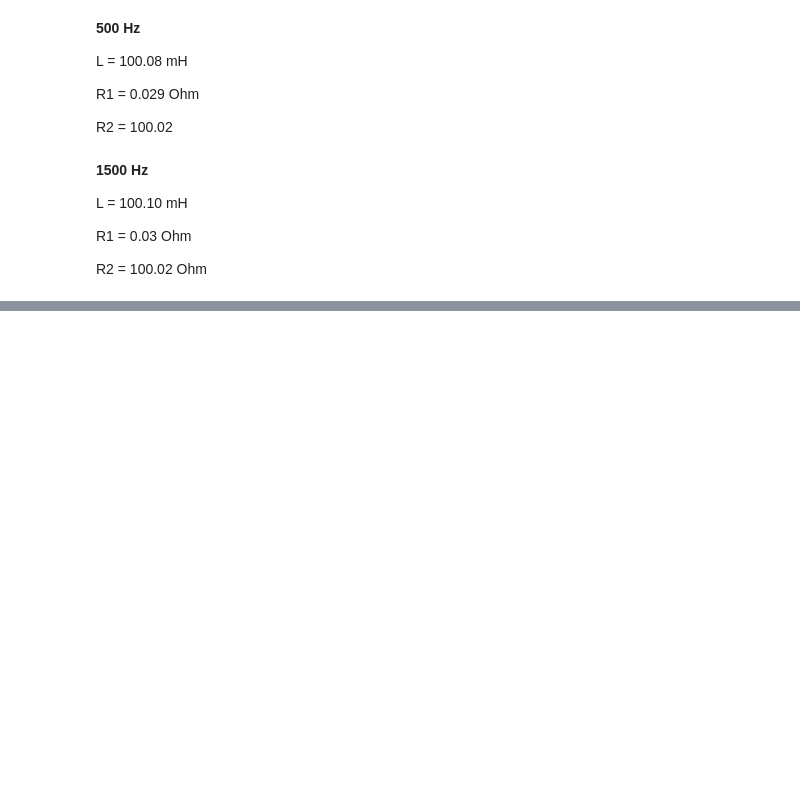
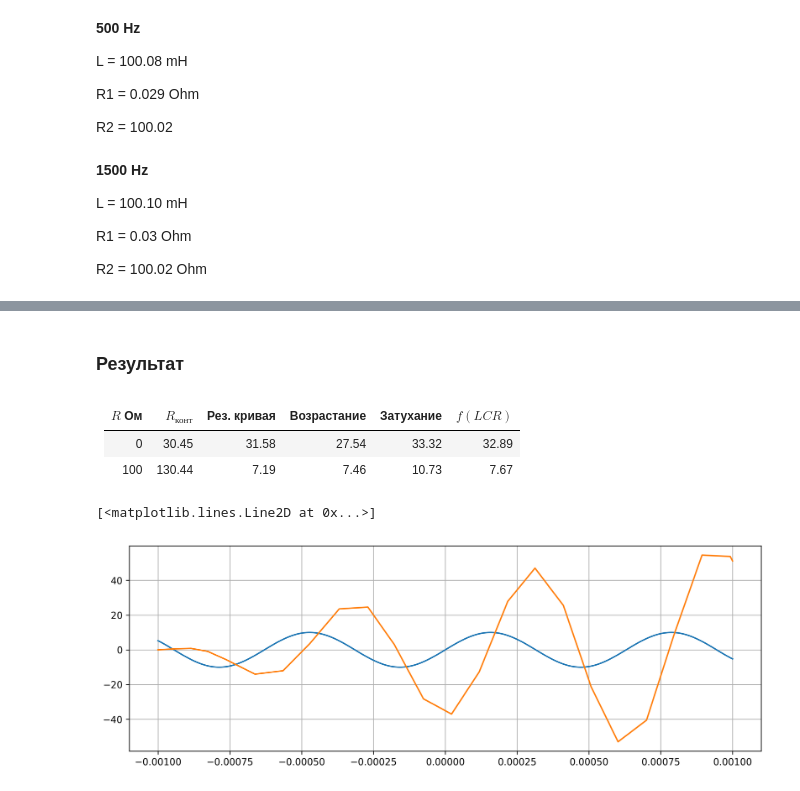
Before and after one commit to gleblug/experiment-automation, a Jupyter notebook: 3.2.5-oscillating-circuit/processing.ipynb, the cells around one changed output, grey strips where cells are left out. Drawn from its saved outputs; the diff is of its cells as text; code cells hidden in the pictures; blank space fills up the shorter version.

```diff
--- a/3.2.5-oscillating-circuit/processing.ipynb
+++ b/3.2.5-oscillating-circuit/processing.ipynb
@@ -131,0 +234,40 @@ R2 = 100.02 Ohm
+# %% [markdown]
+### Результат
+# %% [markdown]
+| $R$ Ом | $R_\text{конт}$ | Рез. кривая | Возрастание | Затухание | $f(LCR)$ |
+|--------|-----------------|-------------|-------------|-----------|----------|
+| 0      | 30.45           | 31.58       | 27.54       | 33.32     | 32.89    |
+| 100    | 130.44          | 7.19        | 7.46        | 10.73     | 7.67     |
+# %%
+from scipy.integrate import solve_ivp
+
+pi = np.pi
+sqrt = np.sqrt
+cos = np.cos
+sin = np.sin
+# %%
+eps_0 = 10
+R = 100
+L = 100e-3
+C = 0.1e-6
+omega = 2 * pi * 1588
+omega_0 = 1 / sqrt(L * C)
+phi_0 = -pi/2
+gamma = R/(2 * L)
+
+t = np.linspace(-1e-3, 1e-3, 2000)
+# %%
+def deriv_y(t, y):
+    u, udot = y
+    return [udot, omega_0**2 * eps_0 * cos(omega * t + phi_0) - 2 * gamma * udot - omega_0**2 * u]
+
+yinit = [0, 0]
+y = solve_ivp(deriv_y, [-1e-3, 1e-3], yinit)
+# %%
+plt.figure(figsize=(12, 4), dpi=300)
+plt.grid()
+plt.plot(t, 10 * cos(omega * t + phi_0))
+plt.plot(y.t, y.y[0])
+# %% [output]
+[<matplotlib.lines.Line2D at 0x...>]
+[figure, added]
```
Also changed, not shown: parts of 35 cells of this notebook, 2 other files.
